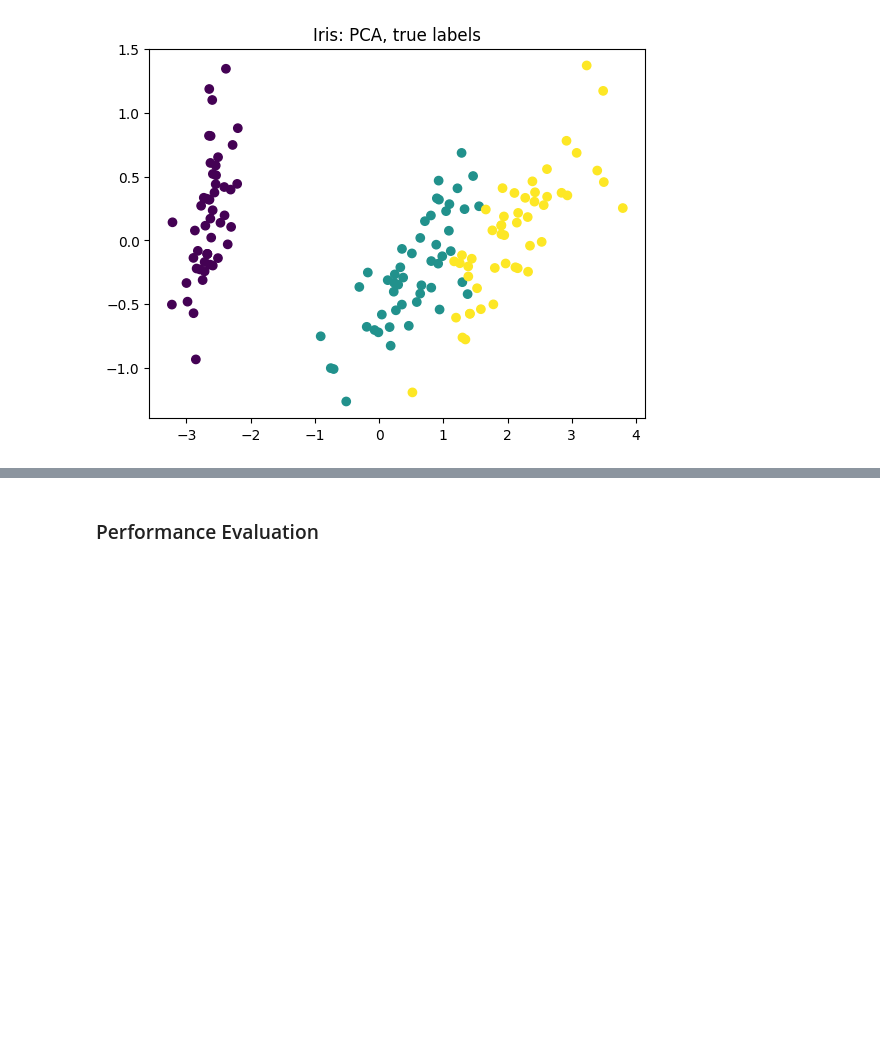
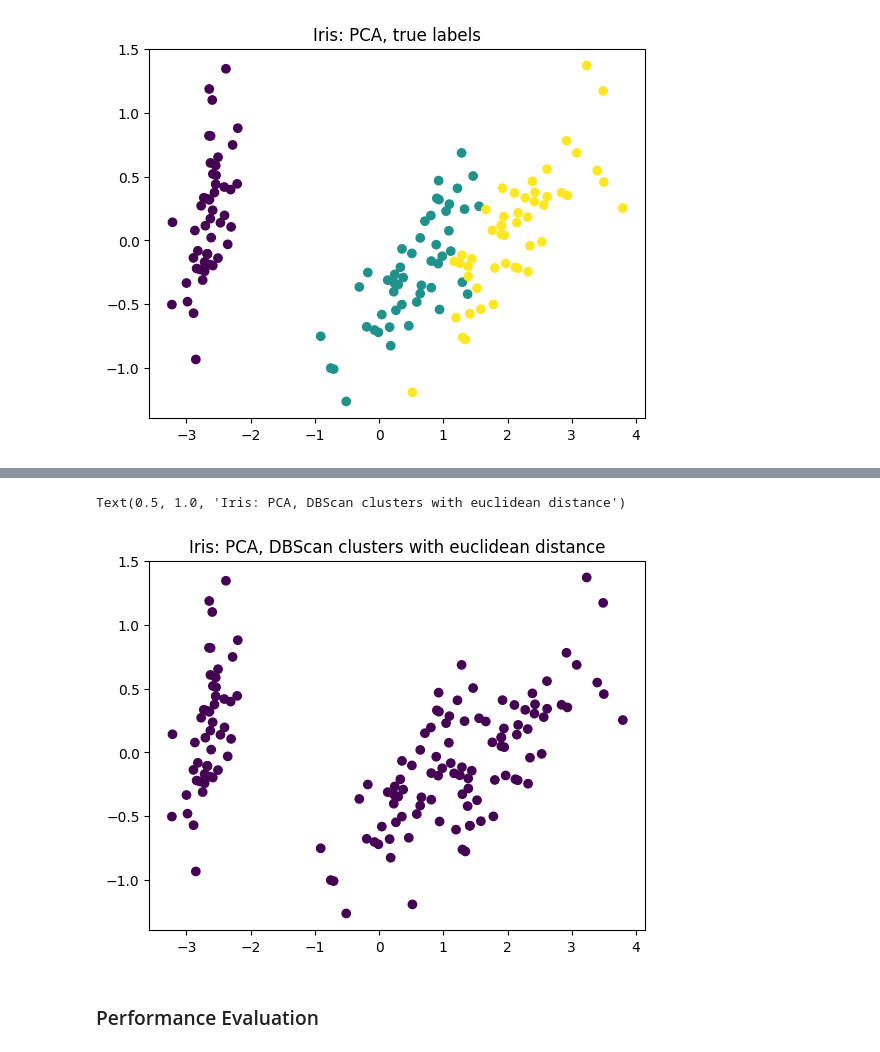
Before and after one commit to ShonenAsh/ml-algos-from-scratch, a Jupyter notebook: clustering/clustering_algorithms.ipynb, the cells around one changed output, grey strips where cells are left out. Cells and saved outputs as stored; diff of their text form; code cells hidden in the pictures; blank space fills up the shorter version.

```diff
--- a/clustering/clustering_algorithms.ipynb
+++ b/clustering/clustering_algorithms.ipynb
@@ -67,3 +133,9 @@ Text(0.5, 1.0, 'Iris: PCA, K-Means clusters with euclidean distance')
+# %%
+plt.scatter(x=X_pca[:, 0], y=X_pca[:, 1], c=db_clusters)
+plt.title("Iris: PCA, DBScan clusters with euclidean distance")
+# %% [output]
+Text(0.5, 1.0, 'Iris: PCA, DBScan clusters with euclidean distance')
+[figure, added]
 # %% [markdown]
 ### Performance Evaluation
 # %%
```
Also changed, not shown: parts of 5 cells of this notebook.
